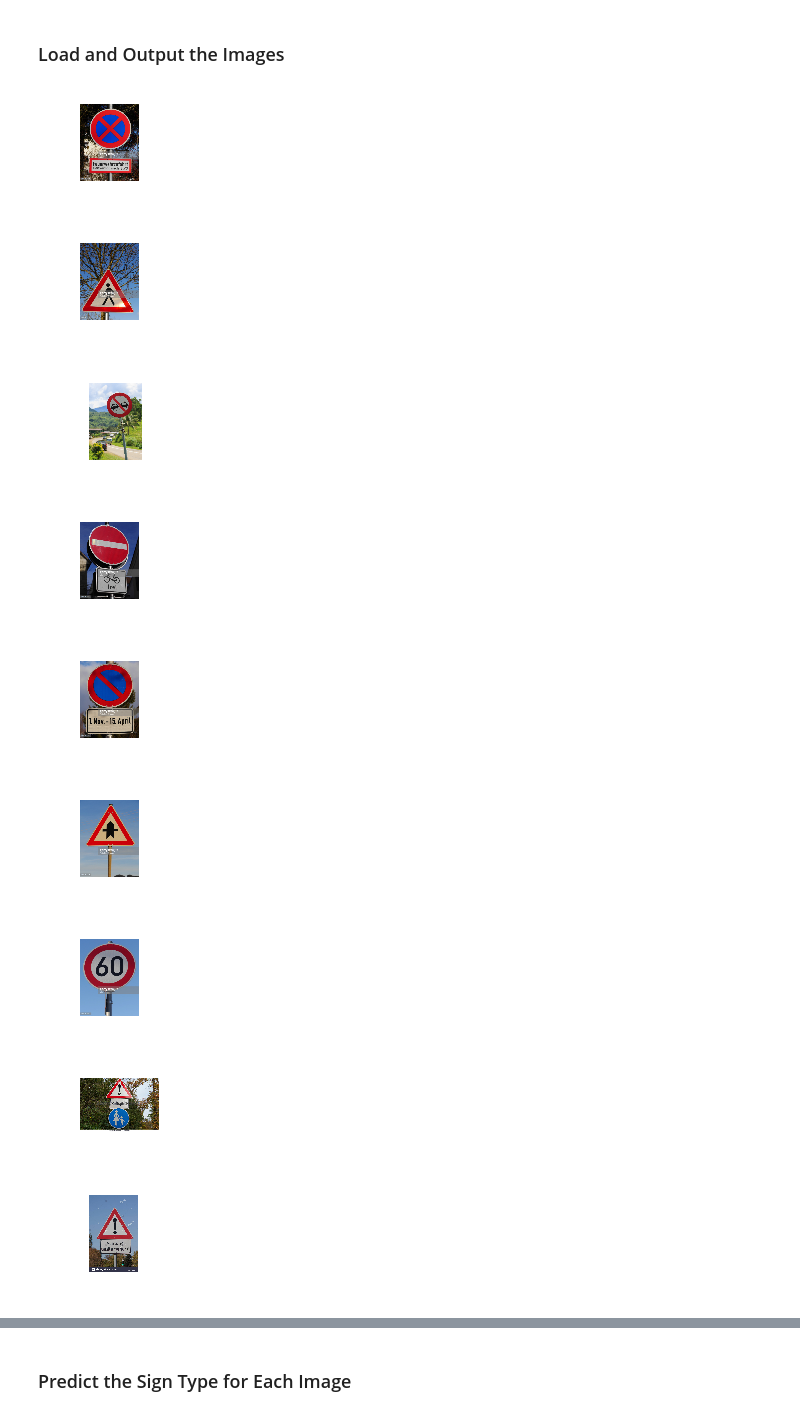
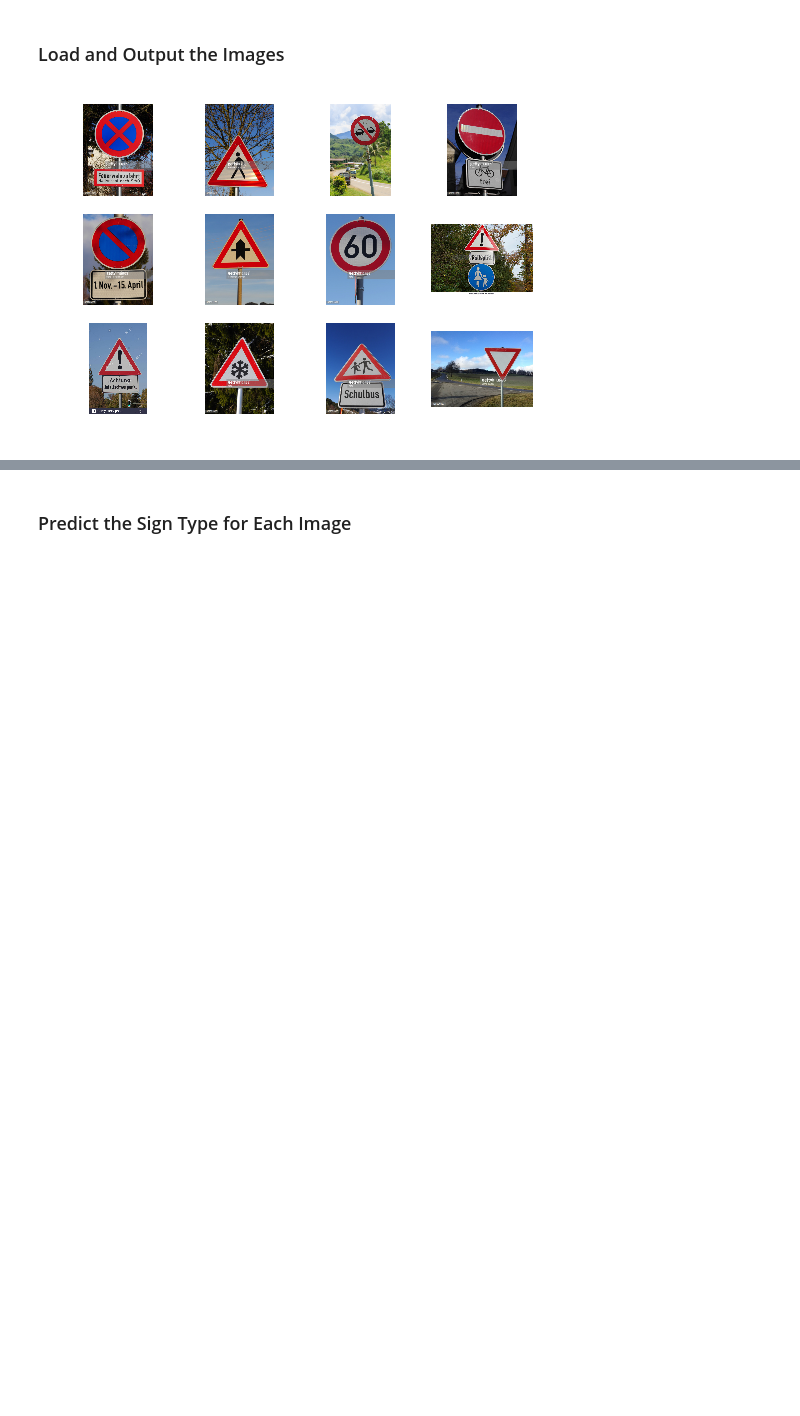
Before and after one commit to nategreco/CarND-Traffic-Sign-Classifier-Project, a Jupyter notebook: Traffic_Sign_Classifier.ipynb, the cells around one changed output, grey strips where cells are left out. Saved outputs shown, nothing was run; the diff lists cells and outputs as text; code cells hidden in the pictures; blank space fills up the shorter version.

```diff
--- a/Traffic_Sign_Classifier.ipynb
+++ b/Traffic_Sign_Classifier.ipynb
@@ -113,13 +113,13 @@ The [Matplotlib](http://matplotlib.org/) [examples](http://matplotlib.org/exampl
 import random
 import numpy as np
 import matplotlib.pyplot as plt
-# Visualizations will be shown in the notebook.
+# Visualizations will be shown in the notebohttp://localhost:8888/notebooks/CarND-Traffic-Sign-Classifier-Project/Traffic_Sign_Classifier.ipynb#ok.
 %matplotlib inline
 print('Printing examples of all traffic signs...')
 for n_class in range(n_classes):
     index = np.where(y_train == n_class)[0][0]
     image = X_train[index].squeeze()
-    plt.figure(figsize=(1,1))
+    plt.subplot(np.ceil( n_classes / 3.), 4, (n_class + 1))
     plt.axis('off')
     plt.imshow(image, cmap="gray")
     #print(y_train[index])
@@ -316,6 +305,9 @@ def LeNet(x):
     # TODO: Activation.
     layer_2 = tf.nn.sigmoid(layer_2) #tf.nn.tanh(layer_2) #tf.nn.relu(layer_2)
 
+    # Dropout.
+    layer_2 = tf.nn.dropout(layer_2, dropout)
+
     # TODO: Pooling. Input = 10x10x16. Output = 5x5x16.
     input_height = output_height
     input_width = output_width
@@ -384,13 +376,15 @@ sets imply underfitting. A high accuracy on the training set but low accuracy on
 x = tf.placeholder(tf.float32, (None, 32, 32, 3))
 y = tf.placeholder(tf.int32, (None))
 one_hot_y = tf.one_hot(y, n_classes)
+dropout = tf.placeholder(tf.float32)
 
-EPOCHS = 2
+EPOCHS = 15
 BATCH_SIZE = 128
 
 #Implement decaying learning rate
 start_rate = 0.0012
-decay_rate = 0.92
+decay_rate = 0.90
+dropout_rate = 0.8
 global_step = tf.Variable(0, trainable=False)
 learning_rate = tf.train.exponential_decay(start_rate, \
                                            global_step,
@@ -413,7 +407,7 @@ def evaluate(X_data, y_data):
     sess = tf.get_default_session()
     for offset in range(0, num_examples, BATCH_SIZE):
         batch_x, batch_y = X_data[offset:offset+BATCH_SIZE], y_data[offset:offset+BATCH_SIZE]
-        accuracy = sess.run(accuracy_operation, feed_dict={x: batch_x, y: batch_y})
+        accuracy = sess.run(accuracy_operation, feed_dict={x: batch_x, y: batch_y, dropout: dropout_rate})
         total_accuracy += (accuracy * len(batch_x))
     return total_accuracy / num_examples
 # %%
@@ -463,23 +465,15 @@ You may find `signnames.csv` useful as it contains mappings from the class id (i
 # %%
 ### Load all images in web-images folder
 import os
 from PIL import Image
 path = '.\\web-images'
 image_files = [f for f in os.listdir(path) if os.path.isfile(os.path.join(path, f))]
 images = []
 for file in image_files:
     images.append(cv2.cvtColor(cv2.imread(path + '\\' + file), cv2.COLOR_BGR2RGB))
-for image in images:
-    plt.figure(figsize=(1,1))
+for i in range(len(images)):
+    plt.subplot(3, 4, i + 1)
     plt.axis('off')
-    plt.imshow(image, cmap="gray")
+    plt.imshow(images[i], cmap="gray")
 # %% [output]
-[figure, old version]
+[figure, new version]
-[figure, removed]
-[figure, removed]
-[figure, removed]
-[figure, removed]
-[figure, removed]
-[figure, removed]
-[figure, removed]
-[figure, removed]
```
Also changed, not shown: parts of 4 cells of this notebook, 3 other files.
